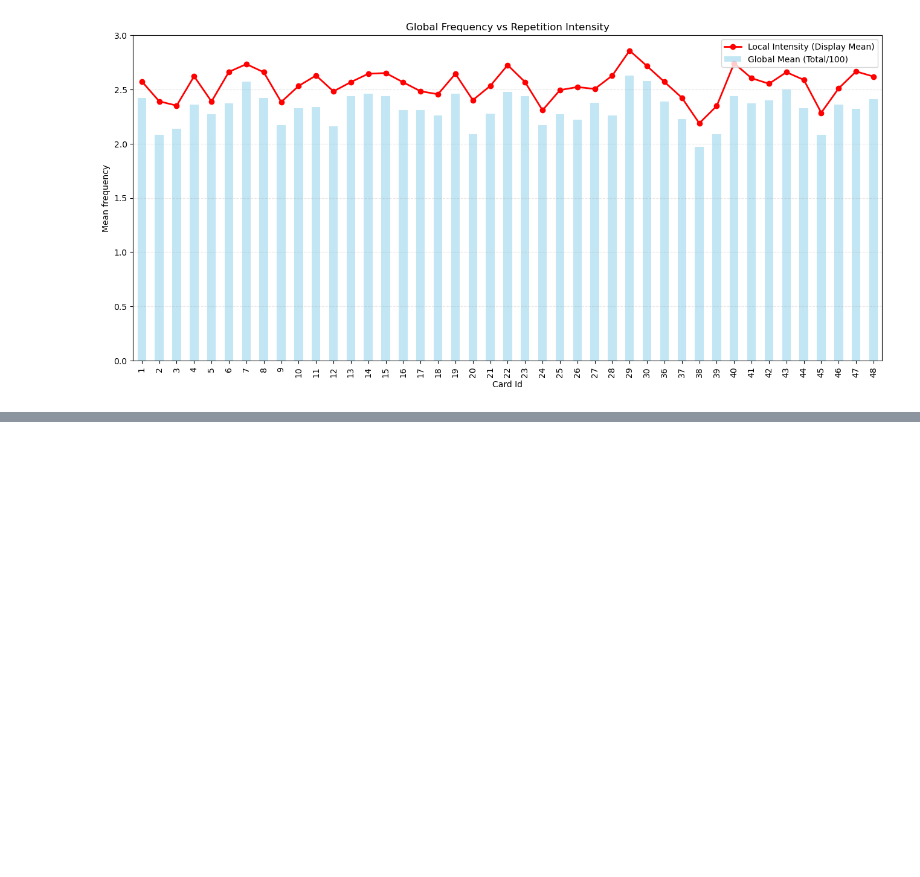
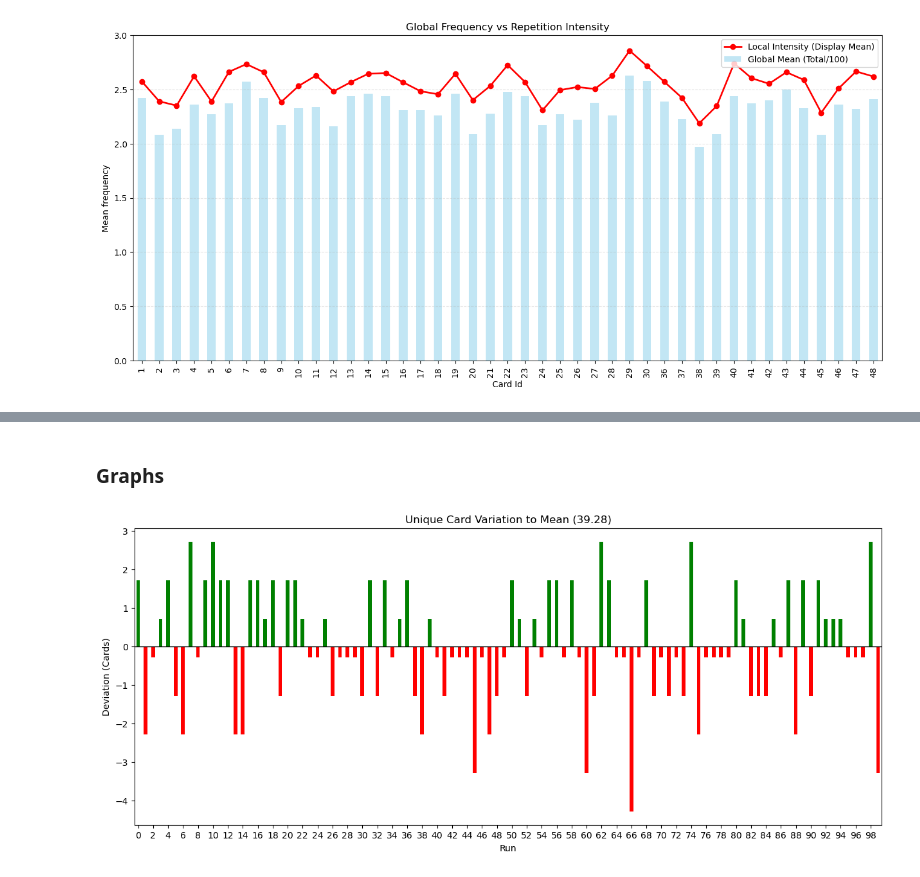
Before and after one commit to davidcurral/Procedural-Narrative-Prototype-Project, a Jupyter notebook: Narrative Data Analysis.ipynb, the cells around one changed output, grey strips where cells are left out. Drawn from its saved outputs; the diff is of its cells as text; code cells hidden in the pictures; blank space fills up the shorter version.

```diff
--- a/Narrative Data Analysis.ipynb
+++ b/Narrative Data Analysis.ipynb
@@ -270,0 +316,5 @@ plt.show()
+# %%
+col_deviation = df1.pop('Mean Dev')
+df1.insert(2, 'Mean Dev', col_deviation)
+# %%
+df1 = df1.drop(['run', 'repetitions'], axis = 1)
@@ -270,0 +337,13 @@ plt.show()
+# %%
+wealth_mean = df1['final_wealth'].mean()
+moral_mean = df1['final_morale'].mean()
+stability_mean = df1['final_stability'].mean()
+progress_mean = df1['final_progress'].mean()
+
+# Usamos .abs() se quiseres apenas a distância, ou deixamos sem se quiseres valores positivos/negativos
+df1['wlt_dv'] = df1['final_wealth'] - wealth_mean
+df1['moral_dv'] = df1['final_morale'] - moral_mean
+df1['stab_dv'] = df1['final_stability'] - stability_mean
+df1['prog_dv'] = df1['final_progress'] - progress_mean
+# %%
+df1 = df1[['unique_cards','Mean Dev','final_wealth','wlt_dv','final_morale','moral_dv','final_stability', 'stab_dv','final_progress','prog_dv']]
@@ -270,0 +363,24 @@ plt.show()
+# %% [markdown]
+### Graphs
+# %%
+# 1. Calcular o desvio (como fizemos antes)
+media = df1['unique_cards'].mean()
+df1['Desvio'] = df1['unique_cards'] - media
+
+# 2. Definir as cores com base no valor (Positivo = Verde, Negativo = Vermelho)
+cores = ['green' if x > 0 else 'red' for x in df1['Desvio']]
+
+# 3. Criar o gráfico
+plt.figure(figsize=(15, 6))
+df1['Desvio'].plot(kind='bar', color=cores)
+
+plt.xticks(np.arange(0, 100, step = 2))
+plt.xticks(rotation = 0)
+
+plt.axhline(0, color='black', linewidth=1) # Linha do zero (a média)
+plt.title(f"Unique Card Variation to Mean ({media:.2f})")
+plt.xlabel("Run")
+plt.ylabel("Deviation (Cards)")
+plt.show()
+# %% [output]
+[figure, added]
```
Also changed, not shown: parts of 19 cells of this notebook, 1 other file.
